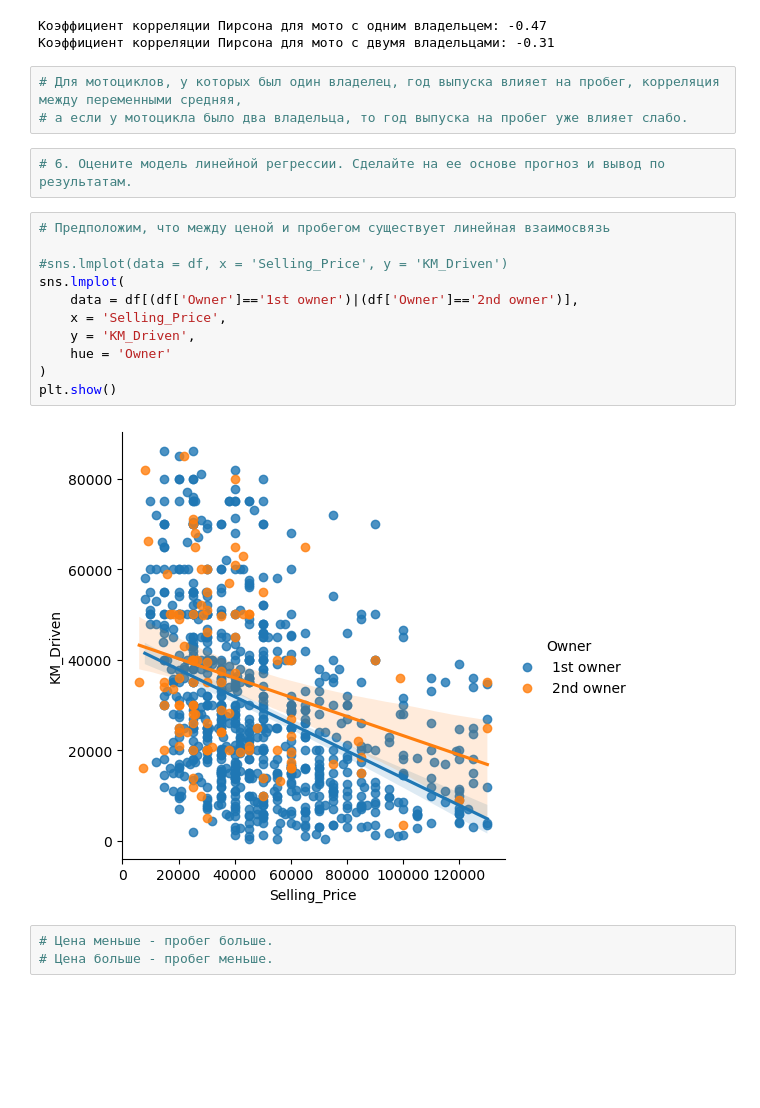
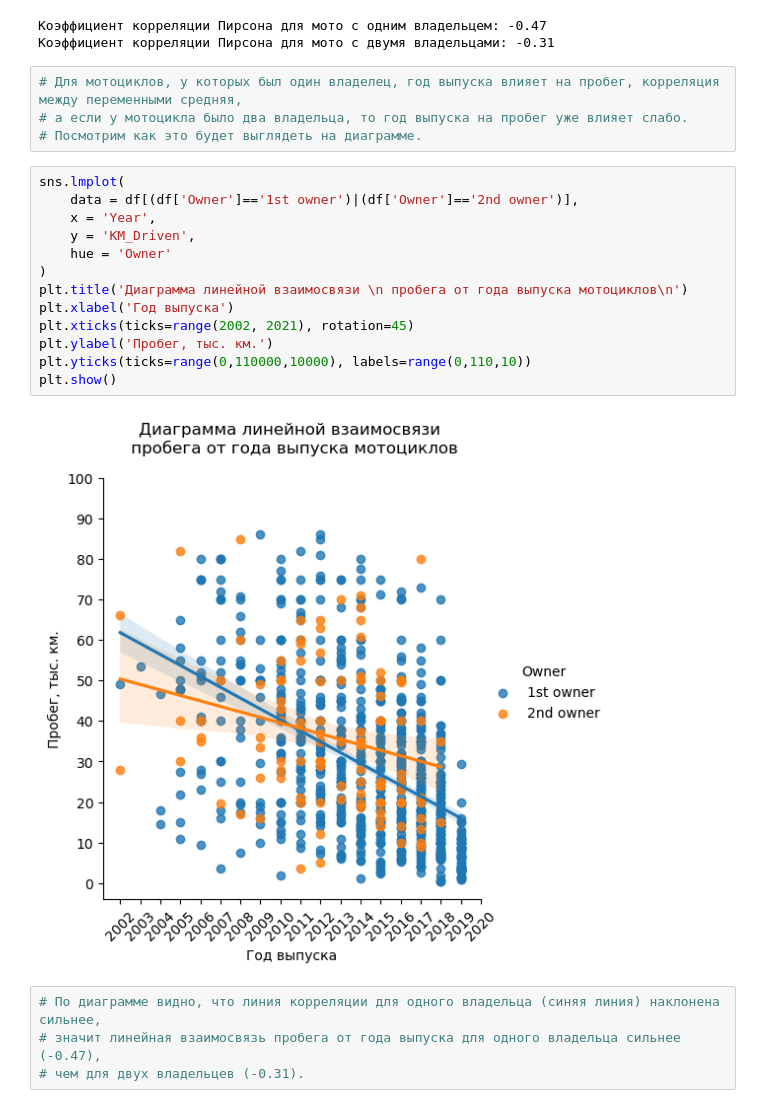
Before and after one commit to V1-code/DZ-11_08.10.2024, a Jupyter notebook: ДЗ-11.ipynb, the cells around one changed output. Saved outputs shown, nothing was run; the diff lists cells and outputs as text; blank space fills up the shorter version.

```diff
--- a/ДЗ-11.ipynb
+++ b/ДЗ-11.ipynb
@@ -400,21 +443,23 @@ print('Коэффициент корреляции Пирсона для мот
 # %%
 # Для мотоциклов, у которых был один владелец, год выпуска влияет на пробег, корреляция между переменными средняя,
 # а если у мотоцикла было два владельца, то год выпуска на пробег уже влияет слабо.
+# Посмотрим как это будет выглядеть на диаграмме.
+# %%
+sns.lmplot(
+    data = df[(df['Owner']=='1st owner')|(df['Owner']=='2nd owner')],
+    x = 'Year',
+    y = 'KM_Driven',
+    hue = 'Owner'
+)
+plt.title('Диаграмма линейной взаимосвязи \n пробега от года выпуска мотоциклов\n')
+plt.xlabel('Год выпуска')
+plt.xticks(ticks=range(2002, 2021), rotation=45)
+plt.ylabel('Пробег, тыс. км.')
+plt.yticks(ticks=range(0,110000,10000), labels=range(0,110,10))
+plt.show()
+# %% [output]
+[figure, added]
 # %%
-# 6. Оцените модель линейной регрессии. Сделайте на ее основе прогноз и вывод по результатам.
+# По диаграмме видно, что линия корреляции для одного владельца (синяя линия) наклонена сильнее,
+# значит линейная взаимосвязь пробега от года выпуска для одного владельца сильнее (-0.47),
+# чем для двух владельцев (-0.31).
-# %%
-# Предположим, что между ценой и пробегом существует линейная взаимосвязь
-
-#sns.lmplot(data = df, x = 'Selling_Price', y = 'KM_Driven')
-sns.lmplot(
-    data = df[(df['Owner']=='1st owner')|(df['Owner']=='2nd owner')],
-    x = 'Selling_Price',
-    y = 'KM_Driven',
-    hue = 'Owner'
-)
-plt.show()
-# %% [output]
-[figure, removed]
-# %%
-# Цена меньше - пробег больше.
-# Цена больше - пробег меньше.
```
Also changed, not shown: parts of 21 cells of this notebook.
